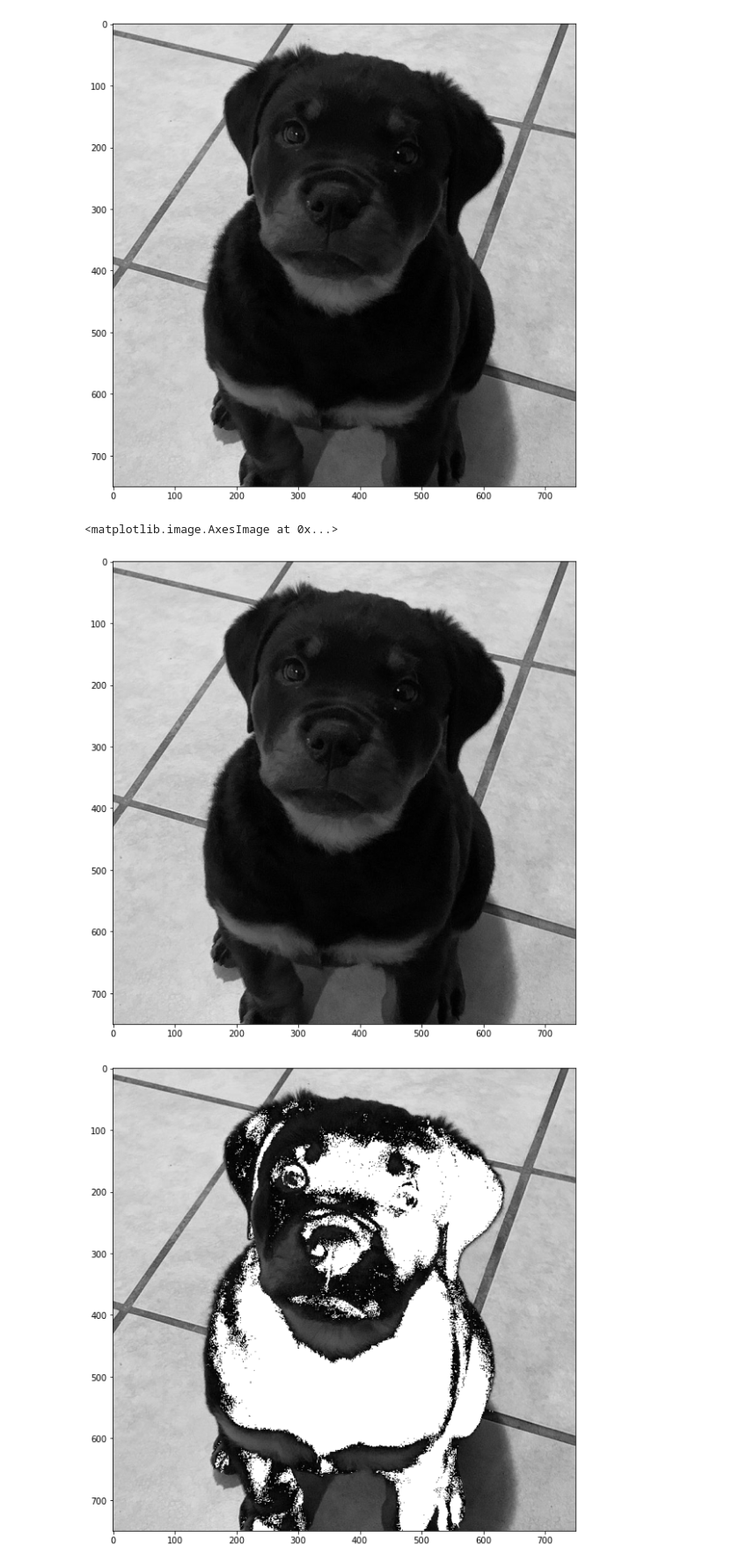
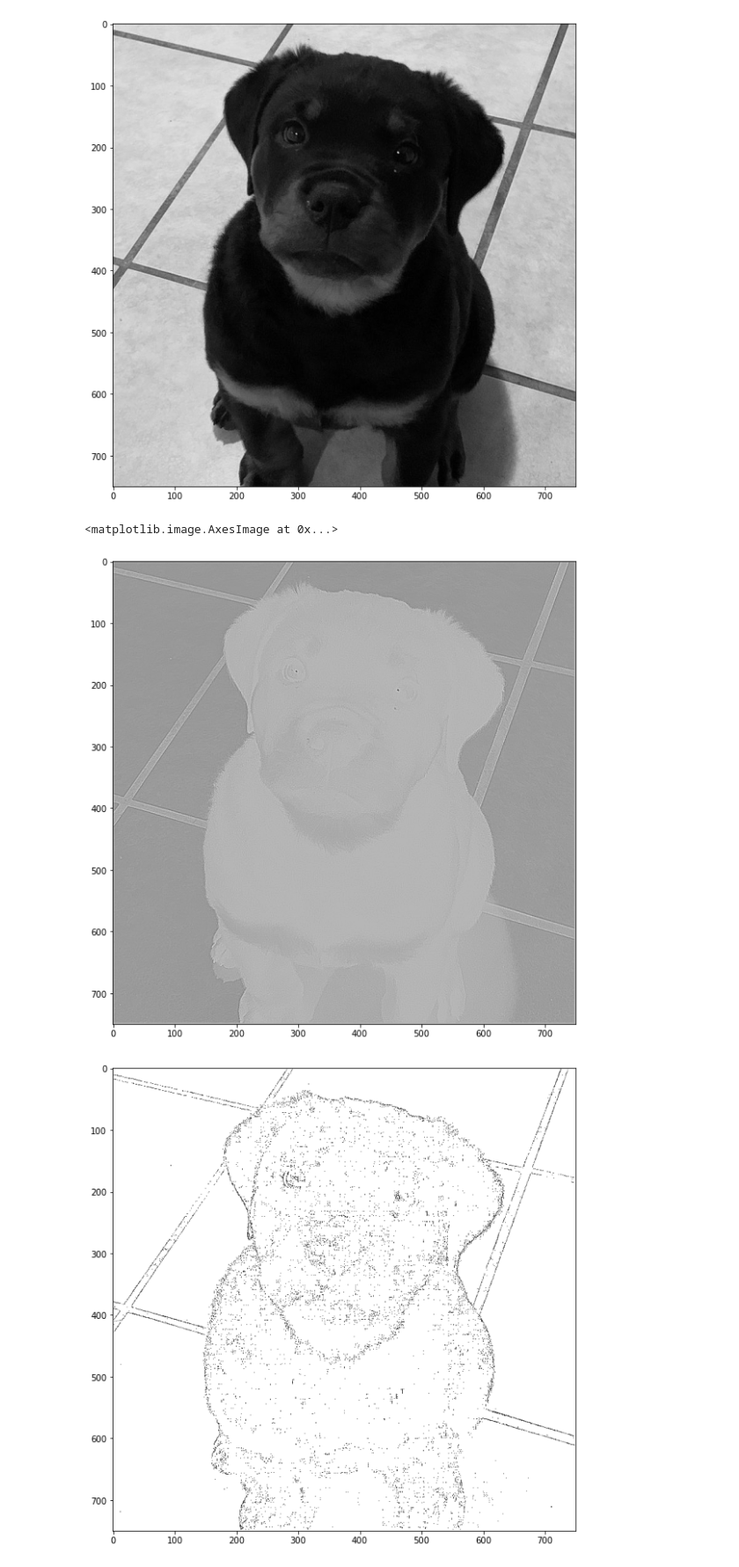
Before and after one commit to KhavKivar/Proyecto, a Jupyter notebook: show_img.ipynb, the cells around one changed output. Shown at 88% size. Cells and saved outputs as stored; diff of their text form; code cells hidden in the pictures.

```diff
--- a/show_img.ipynb
+++ b/show_img.ipynb
@@ -18,17 +21,17 @@ plt.imshow(img_bw,cmap='gray')
 <matplotlib.image.AxesImage at 0x...>
 [figure]
 # %%
-foutput = 'dog_ouput.dat'
+foutput = 'dog_gpu_output.dat'
 out = np.loadtxt(foutput)
 plt.figure(figsize=(10,10))
 plt.imshow(out,cmap='gray')
 
 out = out/np.max(out)
-thres = 0.075
+thres = 0.065
 out1 = np.where(out > thres, out ,1)
 plt.figure(figsize=(10,10))
 plt.imshow(out1,cmap='gray')
 # %% [output]
 <matplotlib.image.AxesImage at 0x...>
-[figure, old version]
+[figure, new version]
-[figure, old version]
+[figure, new version]
```
Also changed, not shown: parts of 1 cell of this notebook, 16 other files.
